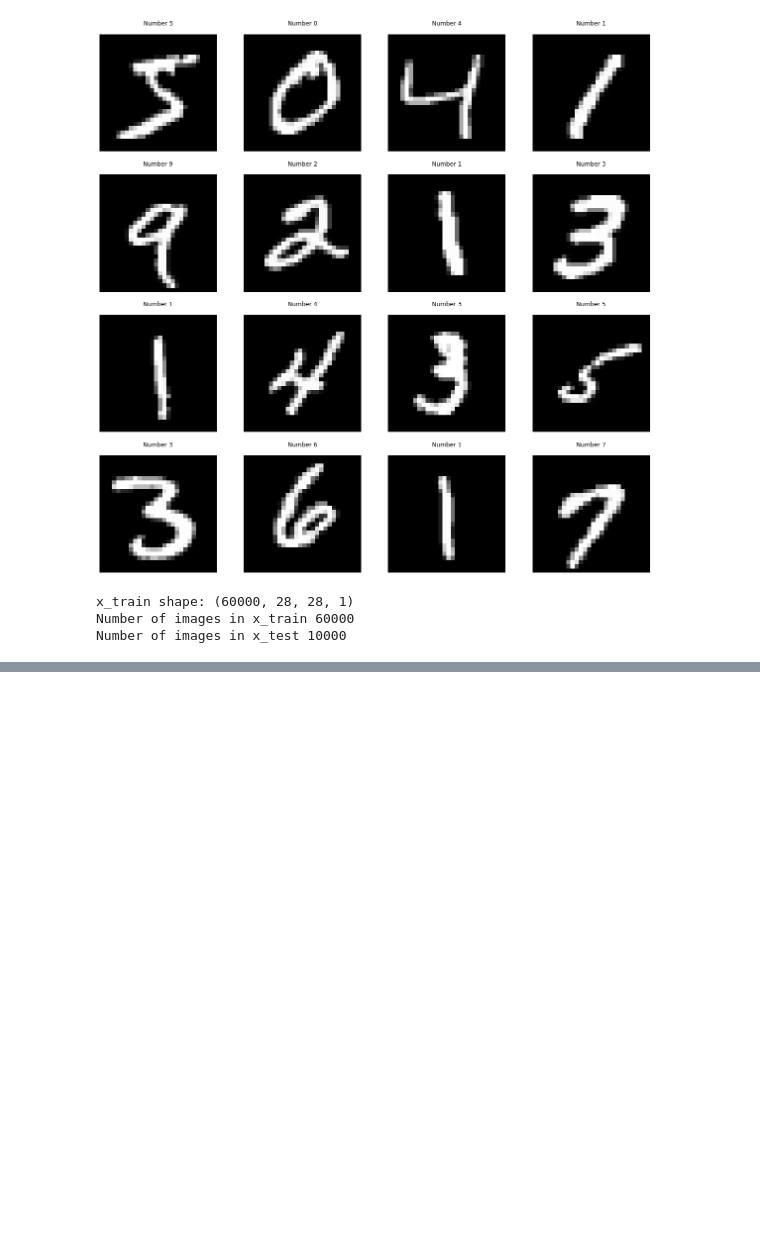
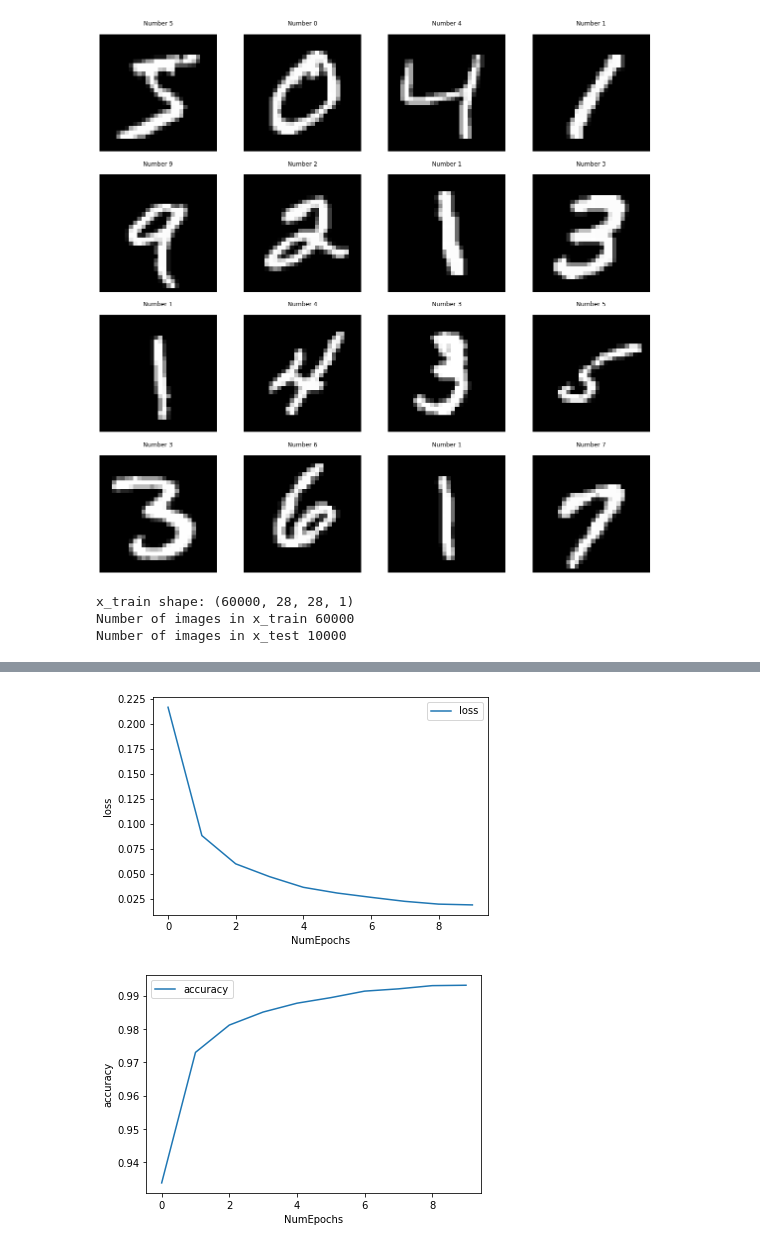
Before and after one commit to SaiVamshiKatkuri/Digit-Recognition, a Jupyter notebook: Digit_recognition.ipynb, the cells around one changed output, grey strips where cells are left out. Drawn from its saved outputs; the diff is of its cells as text; code cells hidden in the pictures; blank space fills up the shorter version.

```diff
--- a/Digit_recognition.ipynb
+++ b/Digit_recognition.ipynb
@@ -50,5 +49,5 @@ model.add(Dense(10,activation=tf.nn.softmax))
 model.compile(optimizer='adam',
               loss='sparse_categorical_crossentropy',
               metrics=['accuracy'])
-model.fit(x=x_train,y=y_train, epochs=15)
+history = model.fit(x=x_train,y=y_train, epochs=10)
 # %% [output]
@@ -73,3 +115,15 @@ Epoch 15/15
+# %%
+def curvePlots(tempString):
+  plt.plot(history.history[tempString])
+  plt.xlabel('NumEpochs')
+  plt.ylabel(tempString)
+  plt.legend([tempString, tempString])
+  plt.show()
+curvePlots('loss')
+curvePlots('accuracy')
+# %% [output]
+[figure, added]
+[figure, added]
 # %%
 model.evaluate(x_test, y_test)
 # %% [output]
```
Also changed, not shown: parts of 9 cells of this notebook.
